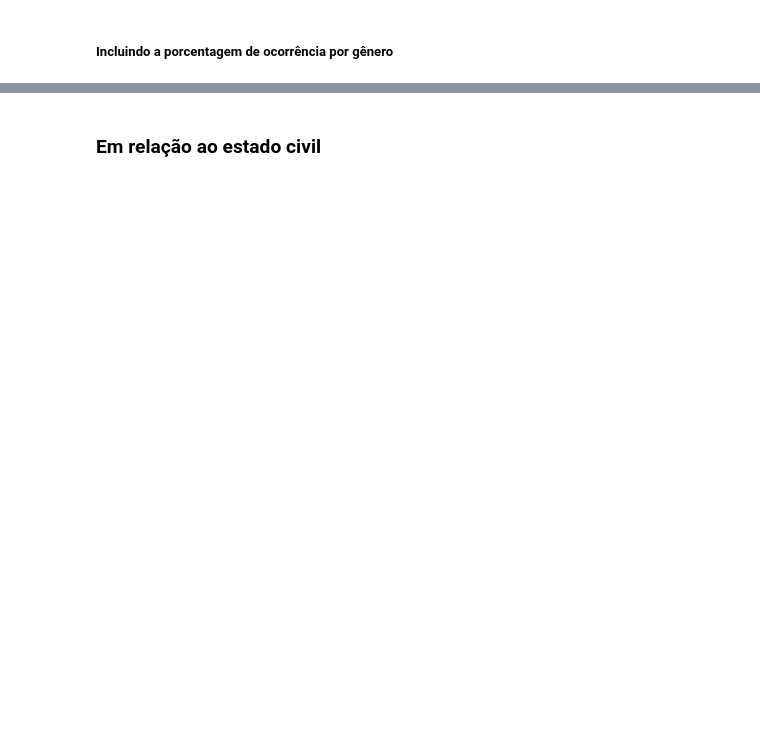
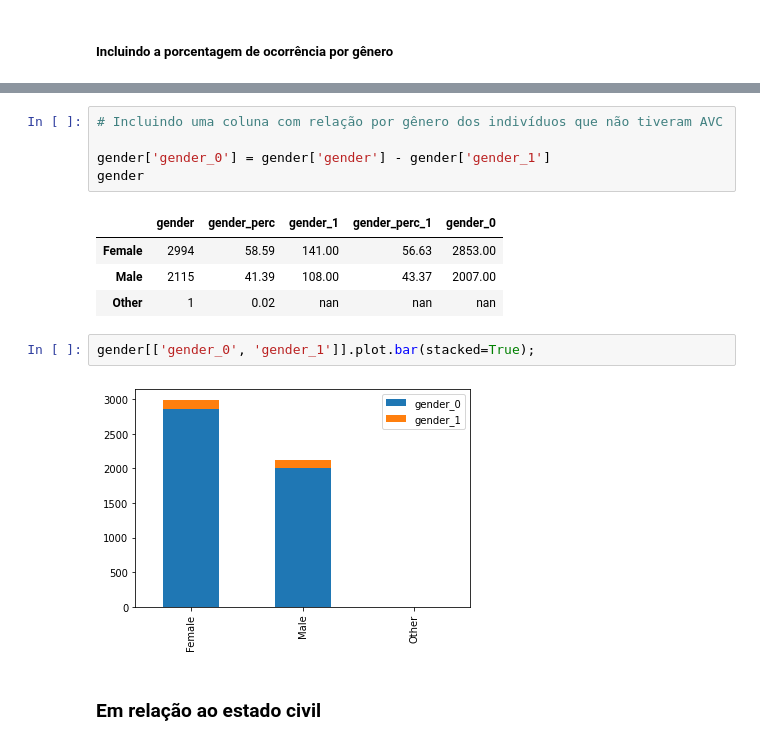
Before and after one commit to lucasma7/Exploratory_Analysis_Stroke, a Jupyter notebook: exploratory_analysis_stroke.ipynb, the cells around one changed output, grey strips where cells are left out. Drawn from its saved outputs; the diff is of its cells as text; blank space fills up the shorter version.

```diff
--- a/exploratory_analysis_stroke.ipynb
+++ b/exploratory_analysis_stroke.ipynb
@@ -600,3 +633,17 @@ db_gender
+# %%
+# Incluindo uma coluna com relação por gênero dos indivíduos que não tiveram AVC
+
+gender['gender_0'] = gender['gender'] - gender['gender_1']
+gender
+# %% [output]
+|  | gender | gender_perc | gender_1 | gender_perc_1 | gender_0 |
+| Female | 2994 | 58.59 | 141.00 | 56.63 | 2853.00 |
+| Male | 2115 | 41.39 | 108.00 | 43.37 | 2007.00 |
+| Other | 1 | 0.02 | nan | nan | nan |
+# %%
+gender[['gender_0', 'gender_1']].plot.bar(stacked=True);
+# %% [output]
+[figure, added]
 # %% [markdown]
 ### Em relação ao estado civil
 # %%
```
Also changed, not shown: parts of 56 cells of this notebook.
